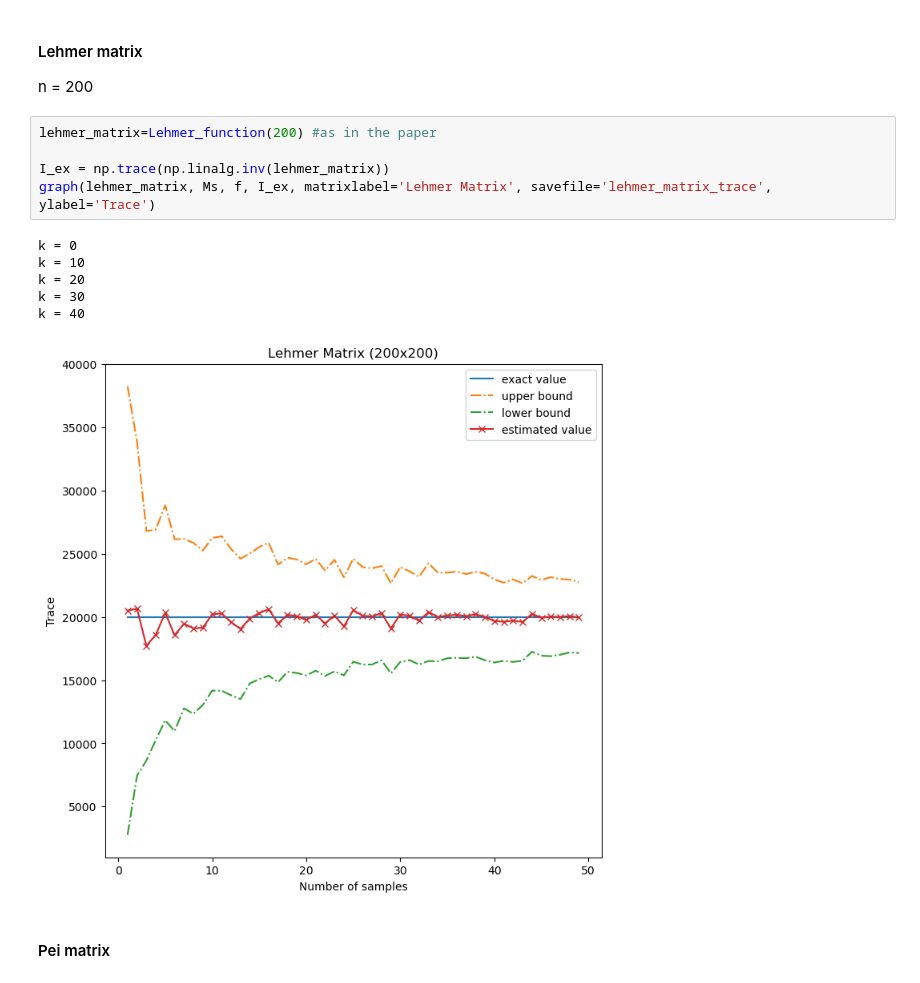
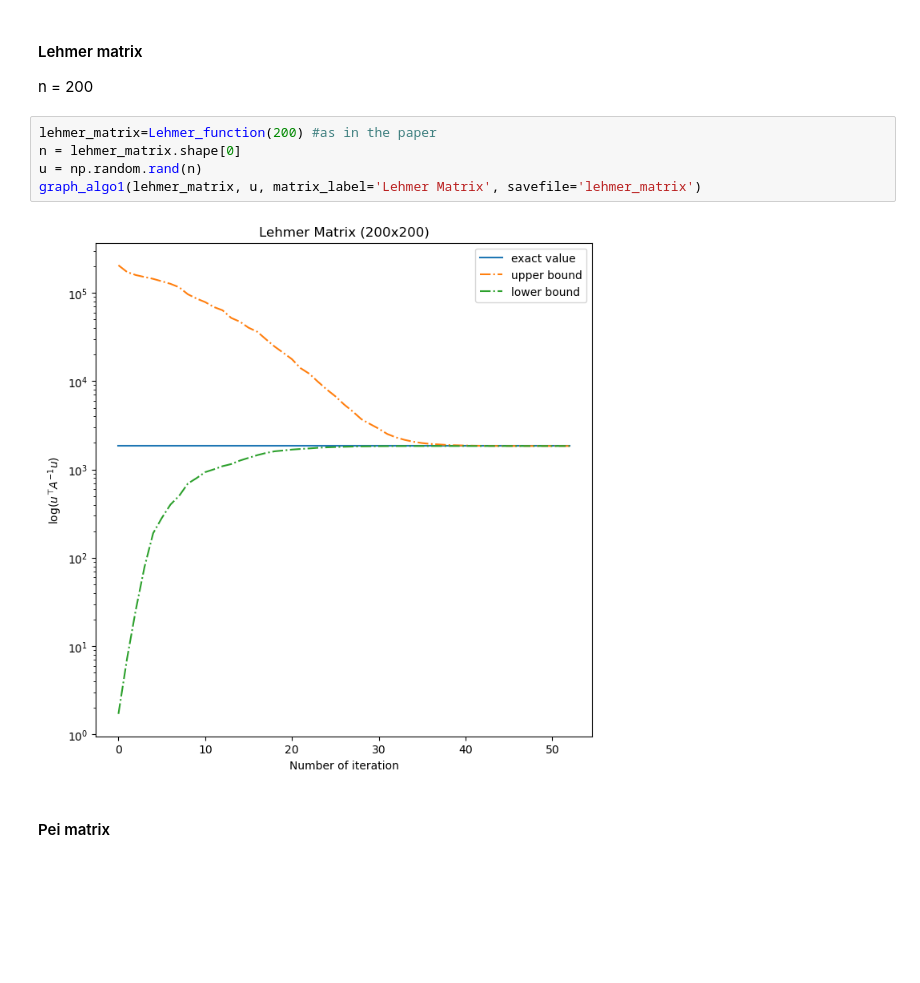
Before and after one commit to Aurenore/CLAProject_TraceEstimator, a Jupyter notebook: graphs_algo1.ipynb, the cells around one changed output. Saved outputs shown, nothing was run; the diff lists cells and outputs as text; blank space fills up the shorter version.

```diff
--- a/graphs_algo1.ipynb
+++ b/graphs_algo1.ipynb
@@ -168,16 +45,11 @@ k = 40
 n = 200
 # %%
 lehmer_matrix=Lehmer_function(200) #as in the paper
-
-I_ex = np.trace(np.linalg.inv(lehmer_matrix))
-graph(lehmer_matrix, Ms, f, I_ex, matrixlabel='Lehmer Matrix', savefile='lehmer_matrix_trace', ylabel='Trace')
+n = lehmer_matrix.shape[0]
+u = np.random.rand(n)
+graph_algo1(lehmer_matrix, u, matrix_label='Lehmer Matrix', savefile='lehmer_matrix')
 # %% [output]
-k = 0
-k = 10
-k = 20
-k = 30
-k = 40
-[figure, old version]
+[figure, new version]
 # %% [markdown]
 #### Pei matrix
 # %%
```
Also changed, not shown: parts of 8 cells of this notebook.
